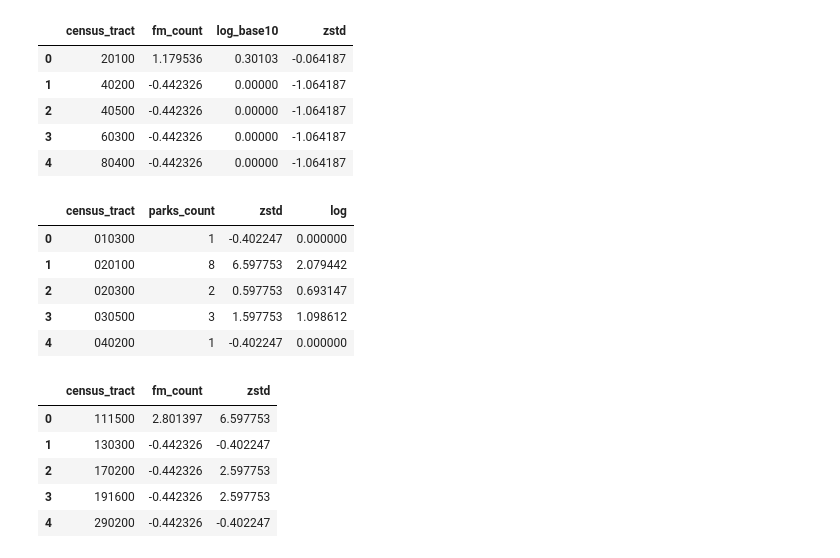
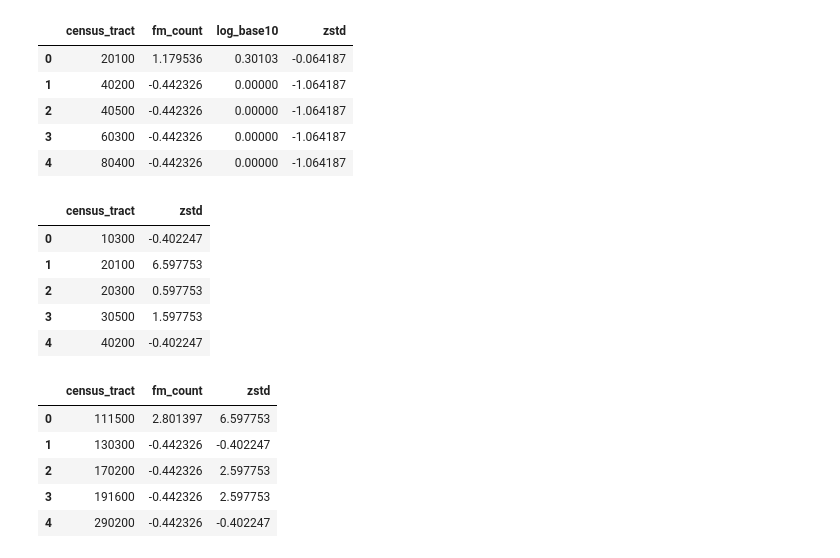
Before and after one commit to andrewnoonan2004/INFSCI-0510, a Jupyter notebook: final-project.ipynb, the cells around one changed output. Cells and saved outputs as stored; diff of their text form; code cells hidden in the pictures.

```diff
--- a/final-project.ipynb
+++ b/final-project.ipynb
@@ -754,15 +766,16 @@ num_farmers_markets.head()
 | 2 | 40500 | -0.442326 | 0.00000 | -1.064187 |
 | 3 | 60300 | -0.442326 | 0.00000 | -1.064187 |
 | 4 | 80400 | -0.442326 | 0.00000 | -1.064187 |
-# %%
-parks_counts.head()
-# %% [output]
-|  | census_tract | parks_count | zstd | log |
-| 0 | 010300 | 1 | -0.402247 | 0.000000 |
-| 1 | 020100 | 8 | 6.597753 | 2.079442 |
-| 2 | 020300 | 2 | 0.597753 | 0.693147 |
-| 3 | 030500 | 3 | 1.597753 | 1.098612 |
-| 4 | 040200 | 1 | -0.402247 | 0.000000 |
+# %%
+parks_counts['census_tract'] = points_counts['census_tract'].str.lstrip('0')
+parks_counts.head()
+# %% [output]
+|  | census_tract | zstd |
+| 0 | 10300 | -0.402247 |
+| 1 | 20100 | 6.597753 |
+| 2 | 20300 | 0.597753 |
+| 3 | 30500 | 1.597753 |
+| 4 | 40200 | -0.402247 |
 # %%
 num_farmers_markets.drop(['log_base10', 'zstd'], axis=1, inplace=True)
 parks_counts.drop(['parks_count', 'log'], axis=1, inplace=True)
```
Also changed, not shown: parts of 26 cells of this notebook.
